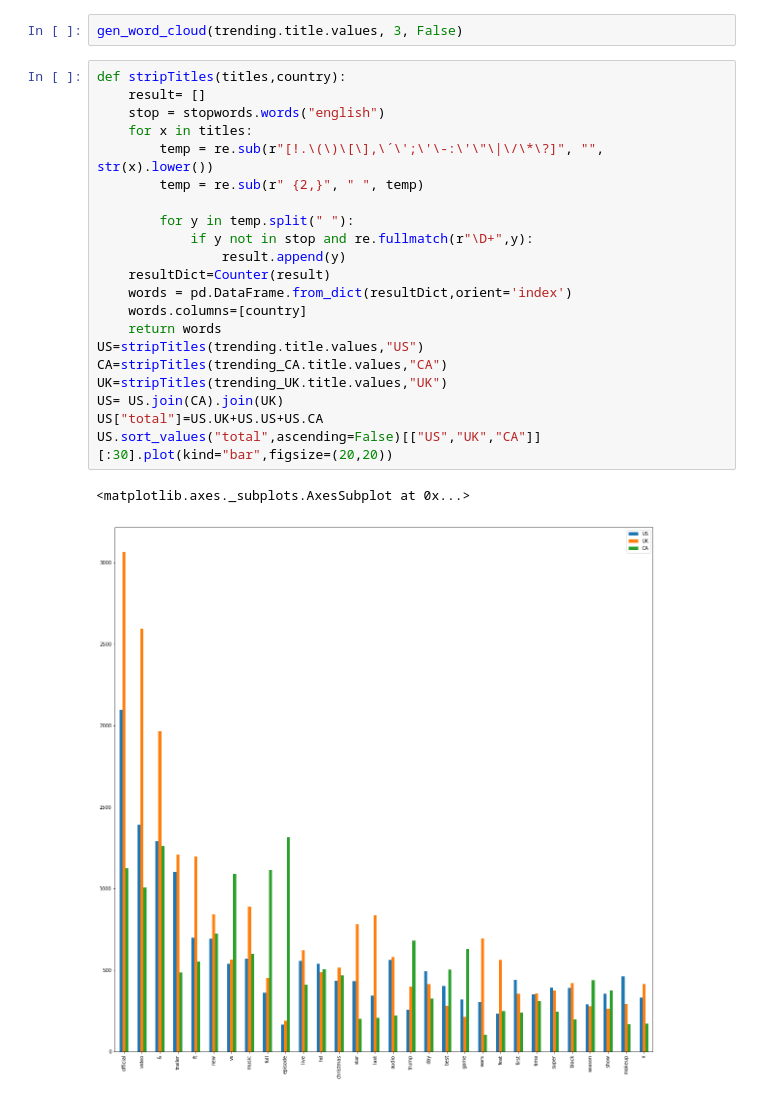
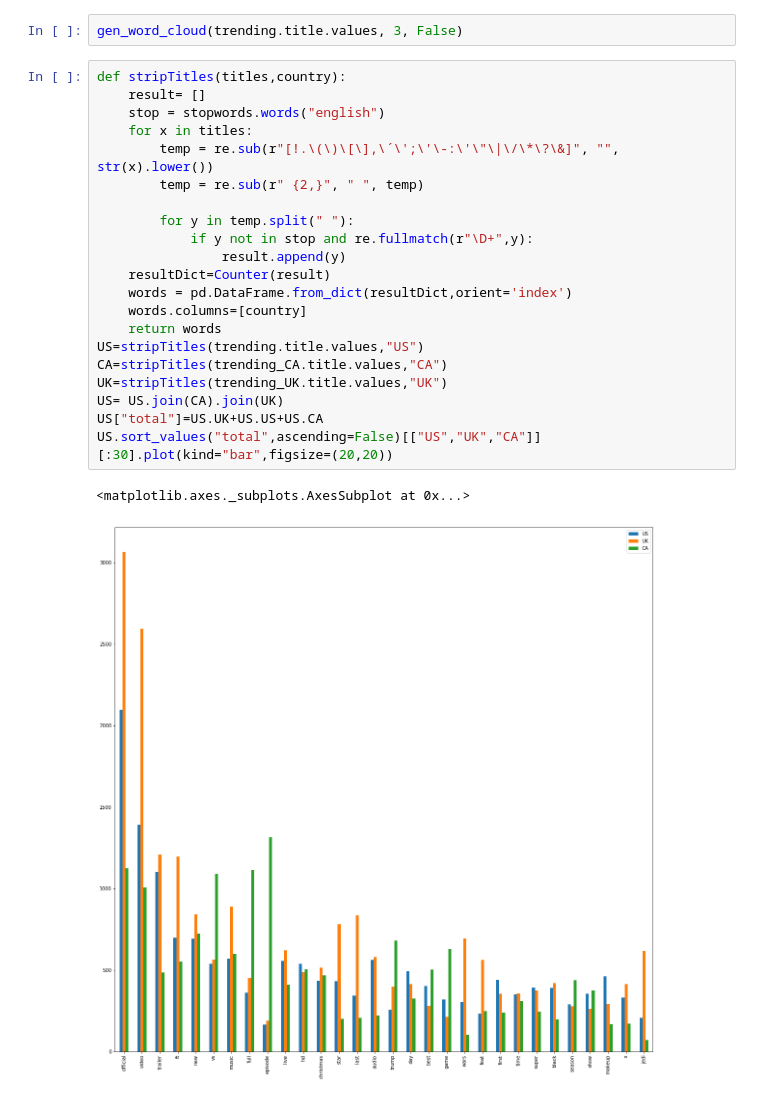
Before and after one commit to SandervWickeren/DataScience_YouTube, a Jupyter notebook: Project-YouTube.ipynb, the cells around one changed output. Drawn from its saved outputs; the diff is of its cells as text.

```diff
--- a/Project-YouTube.ipynb
+++ b/Project-YouTube.ipynb
@@ -326,24 +326,24 @@ gen_word_cloud(trending.title.values, 3, False)
 # %%
 def stripTitles(titles,country):
     result= []
     stop = stopwords.words("english")
     for x in titles:
-        temp = re.sub(r"[!.\(\)\[\],\´\';\'\-:\'\"\|\/\*\?]", "", str(x).lower())
+        temp = re.sub(r"[!.\(\)\[\],\´\';\'\-:\'\"\|\/\*\?\&]", "", str(x).lower())
         temp = re.sub(r" {2,}", " ", temp)
 
         for y in temp.split(" "):
             if y not in stop and re.fullmatch(r"\D+",y):
                 result.append(y)
     resultDict=Counter(result)
     words = pd.DataFrame.from_dict(resultDict,orient='index')
     words.columns=[country]
     return words
 US=stripTitles(trending.title.values,"US")
 CA=stripTitles(trending_CA.title.values,"CA")
 UK=stripTitles(trending_UK.title.values,"UK")
 US= US.join(CA).join(UK)
 US["total"]=US.UK+US.US+US.CA
 US.sort_values("total",ascending=False)[["US","UK","CA"]][:30].plot(kind="bar",figsize=(20,20))
 # %% [output]
 <matplotlib.axes._subplots.AxesSubplot at 0x...>
-[figure, old version]
+[figure, new version]
```
